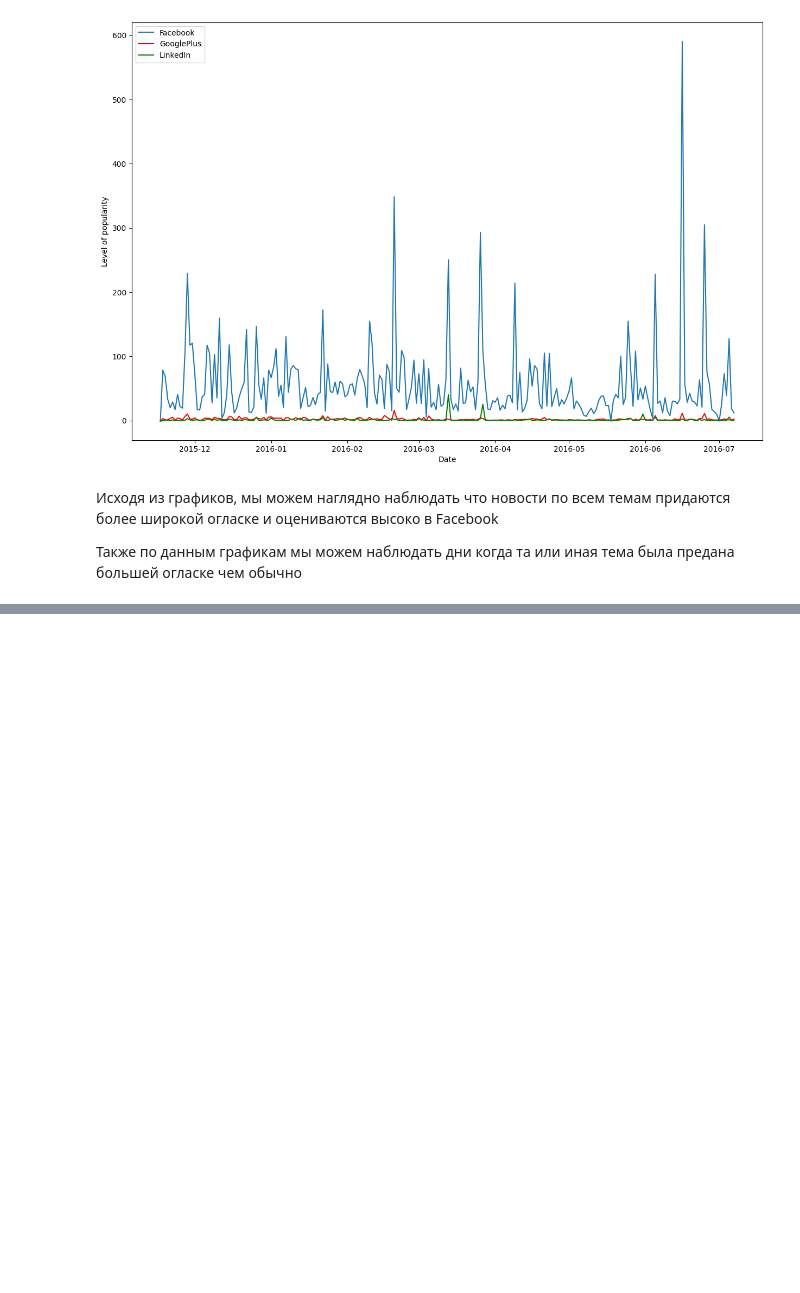
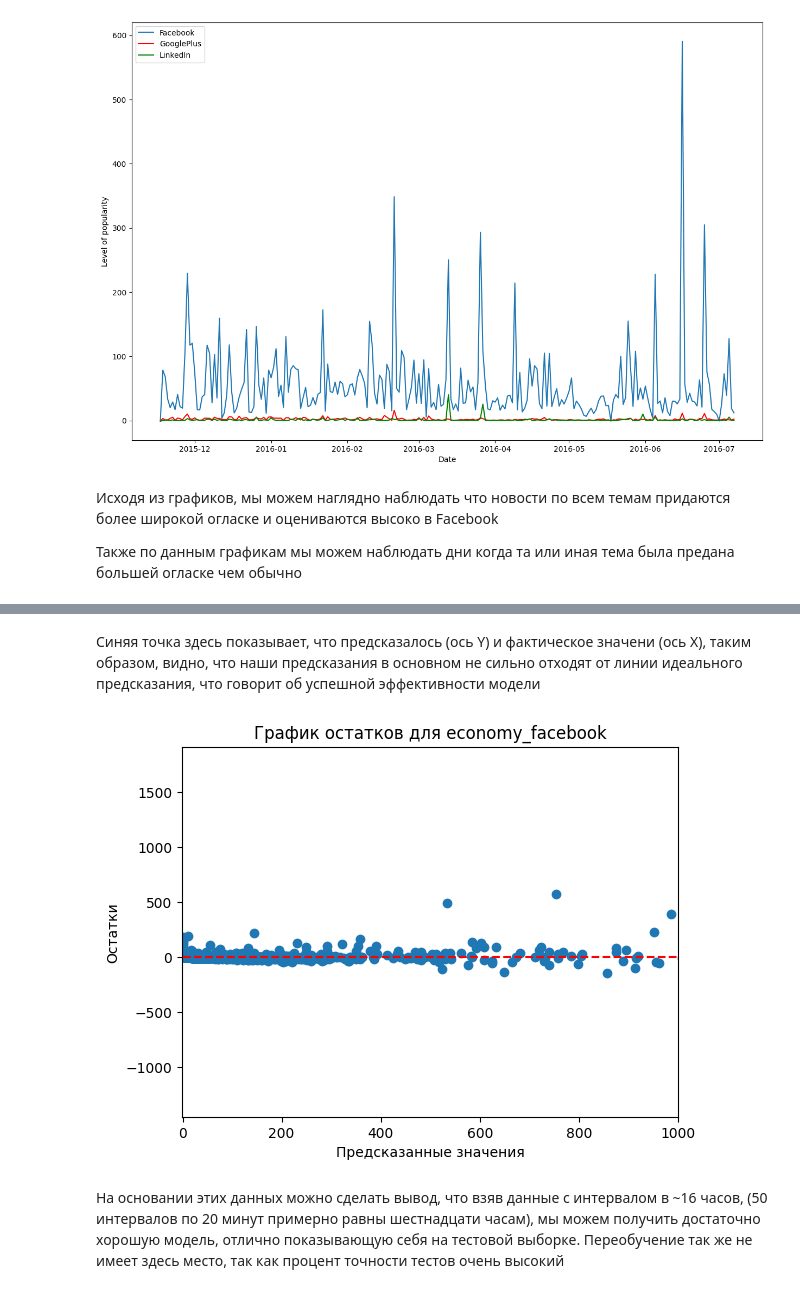
Before and after one commit to nikita221723/News-popularity, a Jupyter notebook: News_popularity.ipynb, the cells around one changed output, grey strips where cells are left out. Drawn from its saved outputs; the diff is of its cells as text; code cells hidden in the pictures; blank space fills up the shorter version.

```diff
--- a/News_popularity.ipynb
+++ b/News_popularity.ipynb
@@ -276,0 +284,26 @@ plt.show
+# %%
+
+# Подготовим данные, разделив их на независимые и зависимую переменные
+#'TS144' - это последняя временная метка, которую мы будем предсказывать
+X = economy_facebook.iloc[:, ::50]  # Все столбцы кроме IDLink и последнего значения TS144
+y = economy_facebook['TS144']  # Столбец 'TS144' как зависимая переменная
+
+
+# Разделим данные на тренировочный и тестовый наборы
+X_train, X_test, y_train, y_test = train_test_split(X, y, test_size=0.2, random_state=42)
+
+model = LinearRegression()
+
+# Обучим модель
+model.fit(X_train, y_train)
+
+# Делаем предсказания
+predictions = model.predict(X_test)
+
+# Оценим производительность
+mse = mean_squared_error(y_test, predictions)
+r2 = r2_score(y_test, predictions)
+
+
+print(f'Test Mean Squared Error: {mse}')
+print(f'Test R^2 Score: {r2}')
@@ -276,0 +399,18 @@ plt.show
+# %% [markdown]
+Синяя точка здесь показывает, что предсказалось (ось Y) и фактическое значени (ось X), таким образом, видно, что наши предсказания в основном не сильно отходят от линии идеального предсказания, что говорит об успешной эффективности модели
+# %%
+# График остатков покажет разброс между фактическими значениями и предсказанными
+residuals = y_test - predictions
+plt.scatter(predictions, residuals)
+plt.hlines(y=0, xmin=predictions.min(), xmax=predictions.max(), colors='red', linestyles='--')
+plt.xlabel('Предсказанные значения')
+plt.ylabel('Остатки')
+
+plt.xlim(-1, 1000)
+
+plt.title('График остатков для economy_facebook')
+plt.show()
+# %% [output]
+[figure, added]
+# %% [markdown]
+На основании этих данных можно сделать вывод, что взяв данные с интервалом в ~16 часов, (50 интервалов по 20 минут примерно равны шестнадцати часам), мы можем получить достаточно хорошую модель, отлично показывающую себя на тестовой выборке. Переобучение так же не имеет здесь место, так как процент точности тестов очень высокий
```
Also changed, not shown: parts of 8 cells of this notebook.
